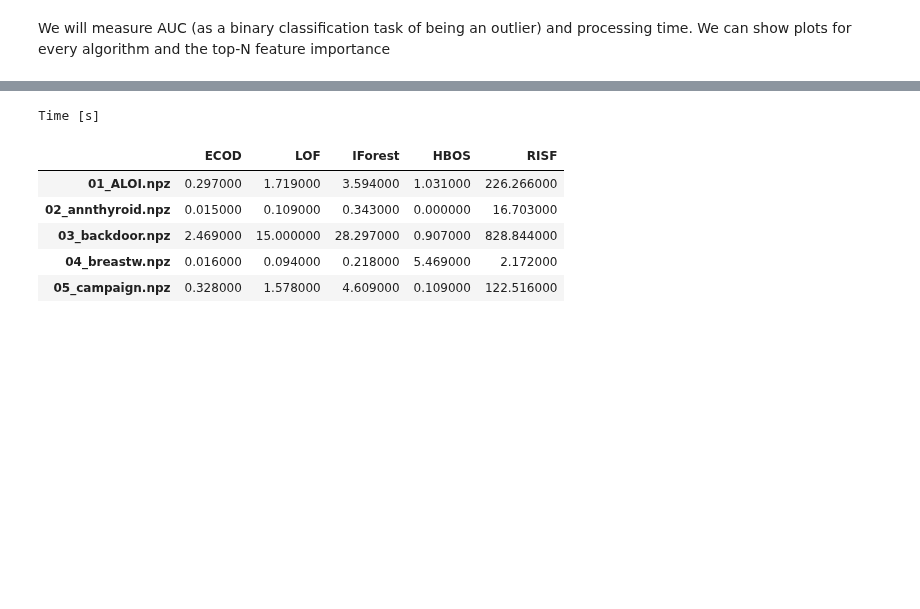
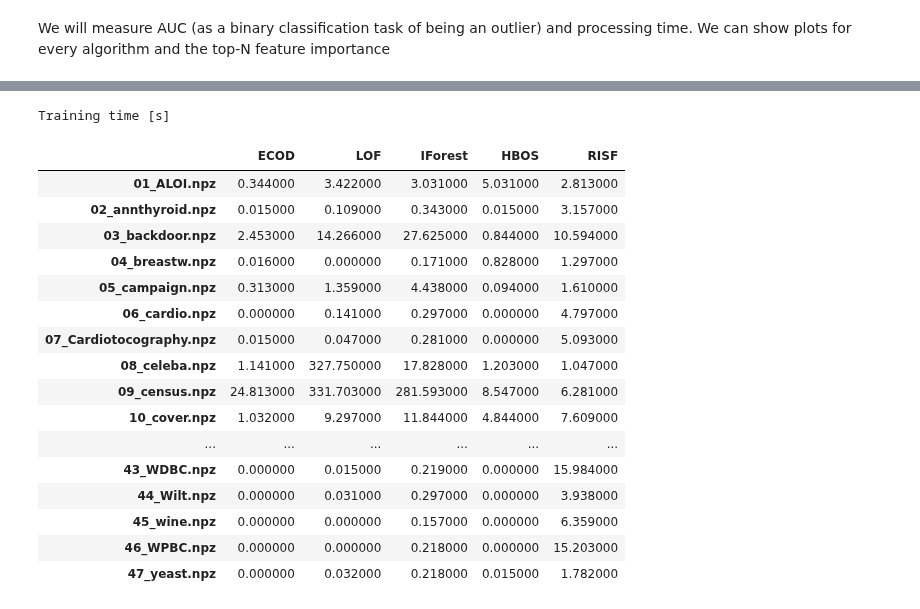
Before and after one commit to SebChw/RSIF, a Jupyter notebook: notebooks/experiment_basic.ipynb, the cells around one changed output, grey strips where cells are left out. Saved outputs shown, nothing was run; the diff lists cells and outputs as text; code cells hidden in the pictures; blank space fills up the shorter version.

```diff
--- a/notebooks/experiment_basic.ipynb
+++ b/notebooks/experiment_basic.ipynb
@@ -39,11 +41,7 @@ algorithms_loop = tqdm(clfs_names, desc=" Algorithms (inner loop)", position=1,
 import warnings
 warnings.filterwarnings('ignore')
 # %%
-cnt = 0
 for data in datasets_loop:
-    if cnt > 4:
-        break
-    cnt +=1
     datasets_loop.set_description(data['name'])
     for clf_name in algorithms_loop:
         algorithms_loop.set_description(clf_name)
@@ -51,22 +49,38 @@ for data in datasets_loop:
         timer.start()
         clf.fit(data['X_train'])
         timer.stop()
+        train_time = timer.time_sec
 
         # get the prediction labels and outlier scores of the training and tests  data
         if clf_name == 'RISF': # other libs return sklearn UndefinedMetricWarning from predicting th train data
             y_train_pred = clf.predict(data['X_train']) # binary labels (0: inliers, 1: outliers)
         else:
             y_train_pred = clf.labels_
+
+        timer.start()
         y_test_pred = clf.predict(data['X_test'])
+        timer.stop()
+        test_time = timer.time_sec
 
         if np.isnan(y_train_pred).any():
-            results[clf_name][data['name']] = (np.nan, np.nan, np.nan, np.nan, np.nan) # AUC/ROC, Rank@N for train,test ; fit Time
+            results[clf_name][data['name']] = (np.nan, np.nan, np.nan, np.nan,
+                                               np.nan, np.nan, np.nan, np.nan)
+                                               # AUC/ROC, Rank@N for train,test ; fit Time
             continue
+
+
+
         roc_train=np.round(roc_auc_score(data['y_train'], y_train_pred), decimals=4)
-        prn_train=np.round(precision_n_scores(data['y_train'], y_train_pred), decimals=4)
+        precision_train=np.round(precision_score(data['y_train'], y_train_pred), decimals=4)
+        recall_train=np.round(recall_score(data['y_train'], y_train_pred), decimals=4)
+        # prn_train=np.round(precision_n_scores(data['y_train'], y_train_pred), decimals=4) # will return to it when scores will be available quickly
         roc_test=np.round(roc_auc_score(data['y_test'], y_test_pred), decimals=4)
-        prn_test=np.round(precision_n_scores(data['y_test'], y_test_pred), decimals=4)
+        precision_train=np.round(precision_score(data['y_train'], y_train_pred), decimals=4)
+        recall_train=np.round(recall_score(data['y_train'], y_train_pred), decimals=4)
+        # prn_test=np.round(precision_n_scores(data['y_test'], y_test_pred), decimals=4) # will return to it when scores will be available quickly
 
-        results[clf_name][data['name']] = (roc_train, prn_train, roc_test, prn_test, timer.time_sec)
+        results[clf_name][data['name']] = (roc_train, precision_train, recall_train,
+                                           roc_test, precision_train, recall_train,
+                                           train_time, train_time)
 # %%
 df = pd.DataFrame(results)
@@ -112,18 +151,29 @@ All performed experiments
 # %%
-times = df.apply(lambda x: x.str[4])
-times = times.style.highlight_min(color = 'green', axis = 1).set_caption('Time [s]').set_table_styles([{
+train_times = df.apply(lambda x: x.str[6])
+train_times = train_times.style.highlight_min(color = 'green', axis = 1).set_caption('Training time [s]').set_table_styles([{
     'selector': 'caption',
     'props': [
         ('font-size', '16px'),
         ('font-weight', 'bold')
     ]
 }])
-times
+train_times
 # %% [output]
-Time [s]
+Training time [s]
 |  | ECOD | LOF | IForest | HBOS | RISF |
-| 01_ALOI.npz | 0.297000 | 1.719000 | 3.594000 | 1.031000 | 226.266000 |
-| 02_annthyroid.npz | 0.015000 | 0.109000 | 0.343000 | 0.000000 | 16.703000 |
-| 03_backdoor.npz | 2.469000 | 15.000000 | 28.297000 | 0.907000 | 828.844000 |
-| 04_breastw.npz | 0.016000 | 0.094000 | 0.218000 | 5.469000 | 2.172000 |
-| 05_campaign.npz | 0.328000 | 1.578000 | 4.609000 | 0.109000 | 122.516000 |
+| 01_ALOI.npz | 0.344000 | 3.422000 | 3.031000 | 5.031000 | 2.813000 |
+| 02_annthyroid.npz | 0.015000 | 0.109000 | 0.343000 | 0.015000 | 3.157000 |
+| 03_backdoor.npz | 2.453000 | 14.266000 | 27.625000 | 0.844000 | 10.594000 |
+| 04_breastw.npz | 0.016000 | 0.000000 | 0.171000 | 0.828000 | 1.297000 |
+| 05_campaign.npz | 0.313000 | 1.359000 | 4.438000 | 0.094000 | 1.610000 |
+| 06_cardio.npz | 0.000000 | 0.141000 | 0.297000 | 0.000000 | 4.797000 |
+| 07_Cardiotocography.npz | 0.015000 | 0.047000 | 0.281000 | 0.000000 | 5.093000 |
+| 08_celeba.npz | 1.141000 | 327.750000 | 17.828000 | 1.203000 | 1.047000 |
+| 09_census.npz | 24.813000 | 331.703000 | 281.593000 | 8.547000 | 6.281000 |
+| 10_cover.npz | 1.032000 | 9.297000 | 11.844000 | 4.844000 | 7.609000 |
+| ... | ... | ... | ... | ... | ... |
+| 43_WDBC.npz | 0.000000 | 0.015000 | 0.219000 | 0.000000 | 15.984000 |
+| 44_Wilt.npz | 0.000000 | 0.031000 | 0.297000 | 0.000000 | 3.938000 |
+| 45_wine.npz | 0.000000 | 0.000000 | 0.157000 | 0.000000 | 6.359000 |
+| 46_WPBC.npz | 0.000000 | 0.000000 | 0.218000 | 0.000000 | 15.203000 |
+| 47_yeast.npz | 0.000000 | 0.032000 | 0.218000 | 0.015000 | 1.782000 |
```
Also changed, not shown: parts of 11 cells of this notebook, 9 other files.
